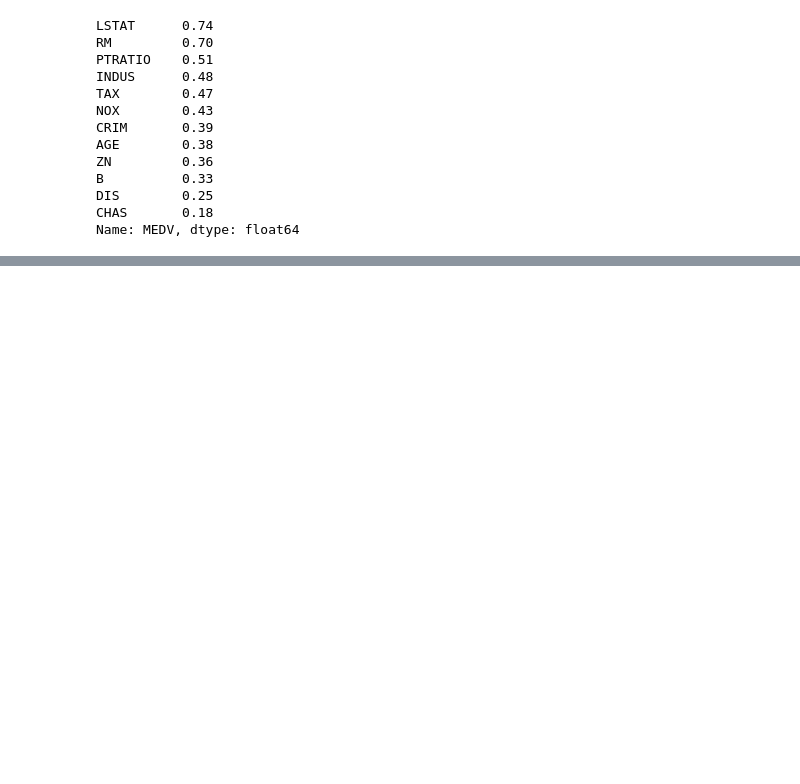
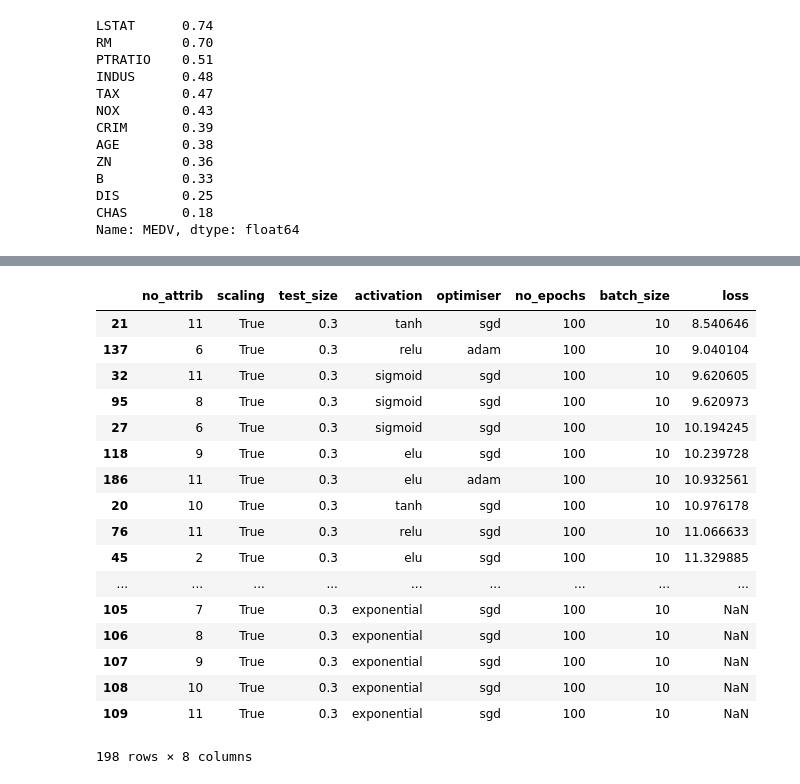
Before and after one commit to YBrady/02-MLS-Project, a Jupyter notebook: Predict.ipynb, the cells around one changed output, grey strips where cells are left out. Saved outputs shown, nothing was run; the diff lists cells and outputs as text; code cells hidden in the pictures; blank space fills up the shorter version.

```diff
--- a/Predict.ipynb
+++ b/Predict.ipynb
@@ -238,0 +262,21 @@ Text(0.5, 0.9, 'Performance of Different Activations Using Various Number of Att
+# %%
+ df.sort_values(by='loss', ascending=True)
+# %% [output]
+|  | no_attrib | scaling | test_size | activation | optimiser | no_epochs | batch_size | loss |
+| 21 | 11 | True | 0.3 | tanh | sgd | 100 | 10 | 8.540646 |
+| 137 | 6 | True | 0.3 | relu | adam | 100 | 10 | 9.040104 |
+| 32 | 11 | True | 0.3 | sigmoid | sgd | 100 | 10 | 9.620605 |
+| 95 | 8 | True | 0.3 | sigmoid | sgd | 100 | 10 | 9.620973 |
+| 27 | 6 | True | 0.3 | sigmoid | sgd | 100 | 10 | 10.194245 |
+| 118 | 9 | True | 0.3 | elu | sgd | 100 | 10 | 10.239728 |
+| 186 | 11 | True | 0.3 | elu | adam | 100 | 10 | 10.932561 |
+| 20 | 10 | True | 0.3 | tanh | sgd | 100 | 10 | 10.976178 |
+| 76 | 11 | True | 0.3 | relu | sgd | 100 | 10 | 11.066633 |
+| 45 | 2 | True | 0.3 | elu | sgd | 100 | 10 | 11.329885 |
+| ... | ... | ... | ... | ... | ... | ... | ... | ... |
+| 105 | 7 | True | 0.3 | exponential | sgd | 100 | 10 | NaN |
+| 106 | 8 | True | 0.3 | exponential | sgd | 100 | 10 | NaN |
+| 107 | 9 | True | 0.3 | exponential | sgd | 100 | 10 | NaN |
+| 108 | 10 | True | 0.3 | exponential | sgd | 100 | 10 | NaN |
+| 109 | 11 | True | 0.3 | exponential | sgd | 100 | 10 | NaN |
+198 rows × 8 columns
```
Also changed, not shown: parts of 5 cells of this notebook, 1 other file.
